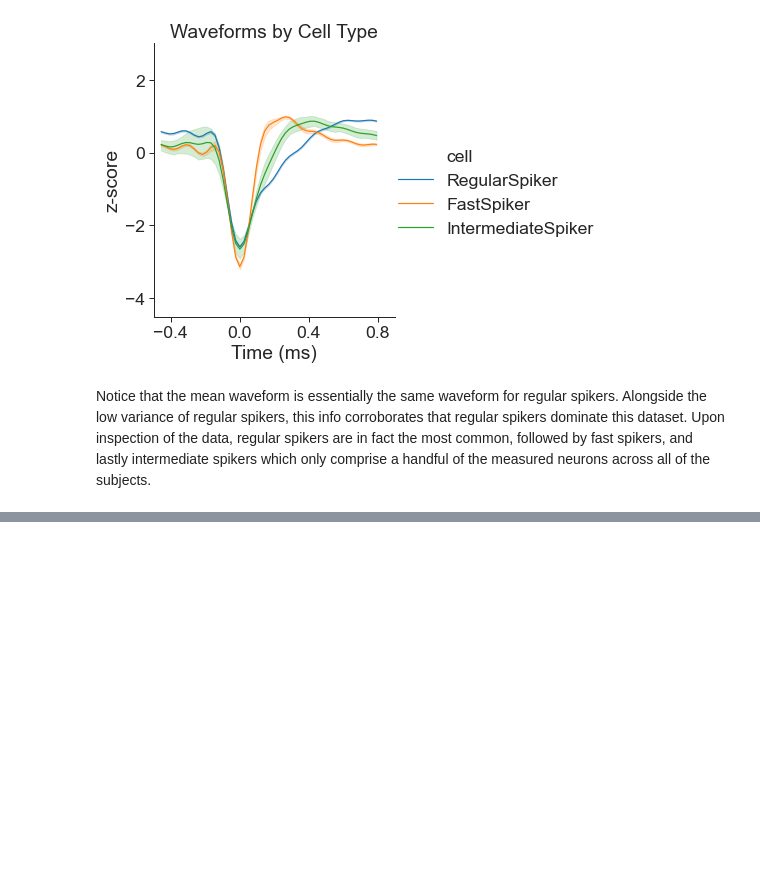
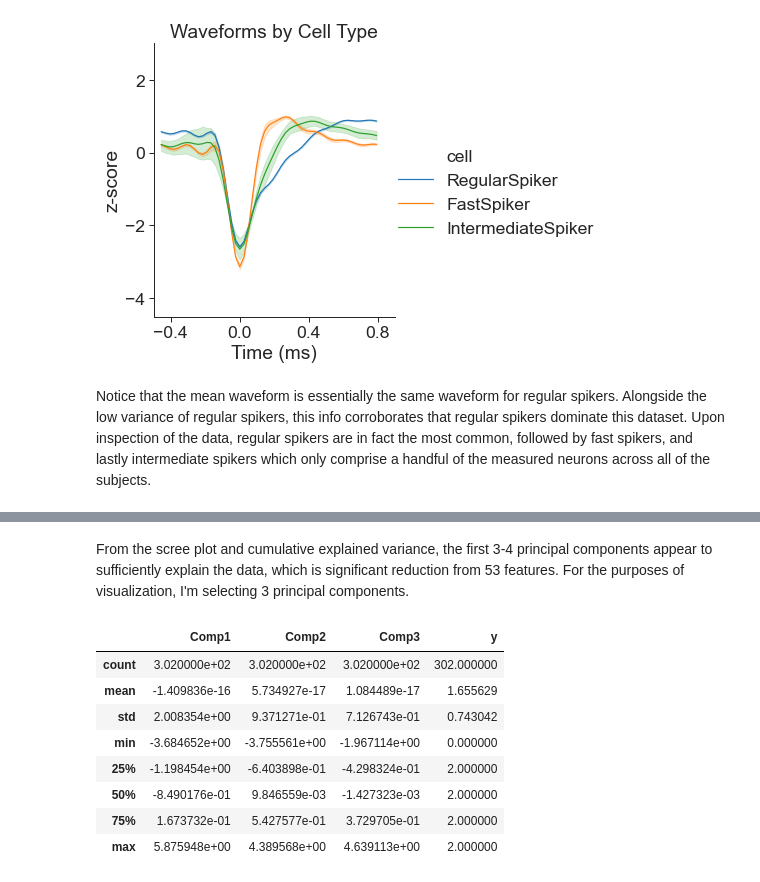
Before and after one commit to zstoebs/neural_dim_reduction, a Jupyter notebook: waveform_to_cell_type.ipynb, the cells around one changed output, grey strips where cells are left out. Drawn from its saved outputs; the diff is of its cells as text; code cells hidden in the pictures; blank space fills up the shorter version.

```diff
--- a/waveform_to_cell_type.ipynb
+++ b/waveform_to_cell_type.ipynb
@@ -272,0 +328,20 @@ Forward selecting K, the model can achieve 100% accuracy (confirmed for seeds: 1
+# %% [markdown]
+From the scree plot and cumulative explained variance, the first 3-4 principal components appear to sufficiently explain the data, which is significant reduction from 53 features. For the purposes of visualization, I'm selecting 3 principal components.
+# %%
+### applying the PCA transformation to the test set and decsribing the new reduced dataset
+
+dim3 = PCA(n_components=3)
+X_r = dim3.fit_transform(X)
+
+dim_red_data = pd.DataFrame(np.hstack([X_r,y.reshape(-1,1)]),columns=['Comp1','Comp2','Comp3','y'])
+dim_red_data.describe()
+# %% [output]
+|  | Comp1 | Comp2 | Comp3 | y |
+| count | 3.020000e+02 | 3.020000e+02 | 3.020000e+02 | 302.000000 |
+| mean | -1.409836e-16 | 5.734927e-17 | 1.084489e-17 | 1.655629 |
+| std | 2.008354e+00 | 9.371271e-01 | 7.126743e-01 | 0.743042 |
+| min | -3.684652e+00 | -3.755561e+00 | -1.967114e+00 | 0.000000 |
+| 25% | -1.198454e+00 | -6.403898e-01 | -4.298324e-01 | 2.000000 |
+| 50% | -8.490176e-01 | 9.846559e-03 | -1.427323e-03 | 2.000000 |
+| 75% | 1.673732e-01 | 5.427577e-01 | 3.729705e-01 | 2.000000 |
+| max | 5.875948e+00 | 4.389568e+00 | 4.639113e+00 | 2.000000 |
```
Also changed, not shown: parts of 12 cells of this notebook, 6 other files.
